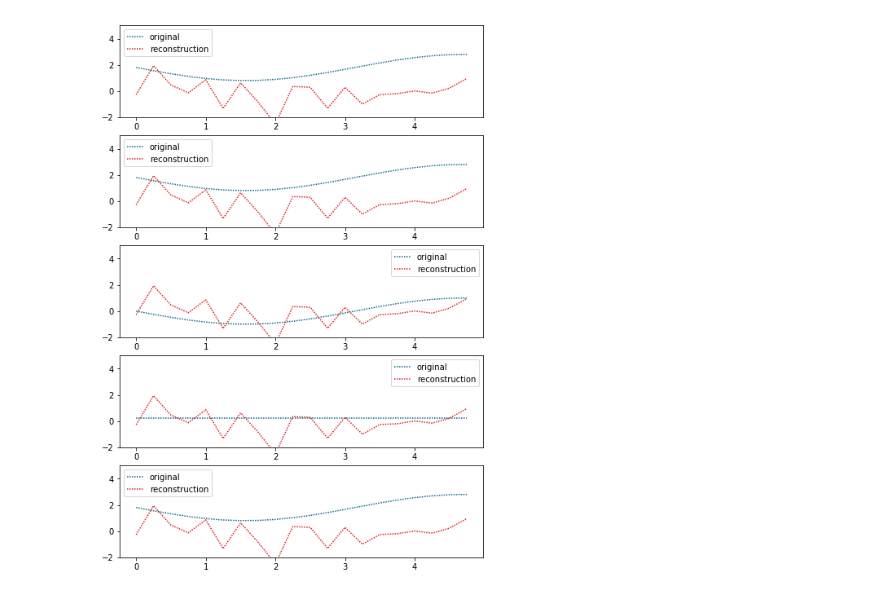
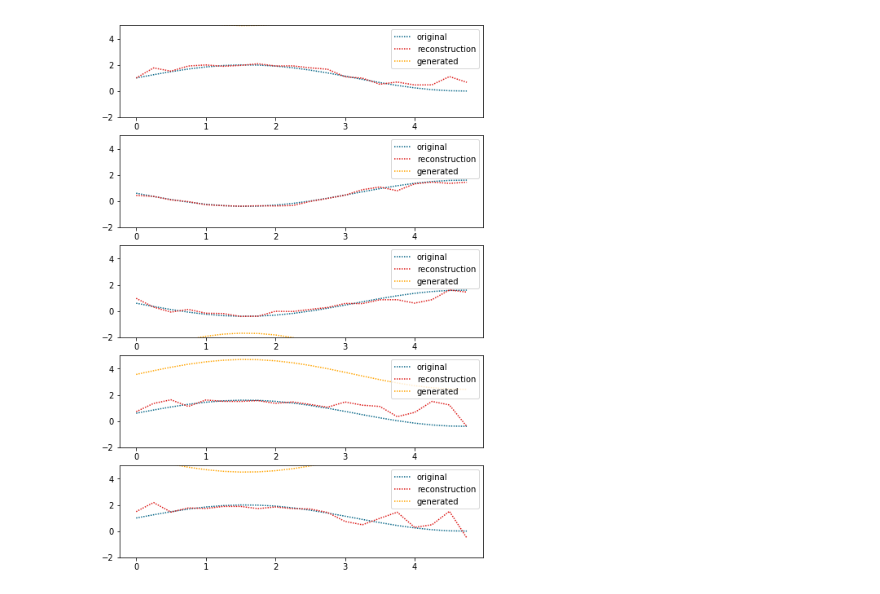
Before and after one commit to stefanwezel/SequentialVAE, a Jupyter notebook: example/disentangle_sequence.ipynb, the cells around one changed output. Cells and saved outputs as stored; diff of their text form; code cells hidden in the pictures.

```diff
--- a/example/disentangle_sequence.ipynb
+++ b/example/disentangle_sequence.ipynb
@@ -342,21 +324,21 @@ def train_single_epoch(model, optimizer, data):
 # %%
 # model = Baseline()
 # torch.set_grad_enabled(True)
-model = FHVAE()
-optimizer = torch.optim.Adam(model.parameters(), lr=1e-6) # 0.001
+# model = FHVAE()
+optimizer = torch.optim.Adam(model.parameters(), lr=1e-4) # 0.001
 # optimizer = torch.optim.SGD(model.parameters(), lr=1e-6, momentum=0.9)
 # plt.figure(figsize=(12,10))
 # train_single_epoch(model, optimizer, training_samples)
 
 
 losses = []
-num_epochs = 100
+num_epochs = 3000
 for epoch in range(num_epochs):
     loss = train_single_epoch(model, optimizer, training_samples)
     losses.append(loss)
-    if epoch%10==0:
+    if (epoch+1)%100==0:
         print('Epoch: {}, Loss: {:.2f}'.format(epoch, loss))
-torch.save(model.state_dict(), 'model_credit_score_1000.pth')
+# torch.save(model.state_dict(), 'model_credit_score_1000.pth')
 plt.plot(losses, color='purple')
 plt.show()
 # %% [output]
@@ -385,36 +374,31 @@ Epoch: 90, Loss: -3466.77
 # %%
 
 # torch.save(model.state_dict(), 'example_model.pth')
 
 
 fig, axes = plt.subplots(nrows=5,ncols=1,figsize=(8,12))
 
 
 for a in range(5):
     r_index = np.random.randint(0,4)
-    sequence_id = Variable(torch.LongTensor([r_index]))
+#     sequence_id = Variable(torch.LongTensor([r_index]))
+    sequence_id = torch.LongTensor([0])
     y = training_samples[r_index].numpy()[0][0]
-#     print(y.shape)
-#     y_reconstructed, _, _, _ = model(training_samples[a])
-#     p_x, p_z1, p_z2, mu2, x_reconstructed = model(y, sequence_id=sequence_id)
-
-#     y_reconstructed = model(training_samples[a])
-
-
+    p_x, p_z1, p_z2, mu2, x_reconstructed = model(training_samples[r_index], sequence_id=sequence_id)
+    z1 = model.reparameterize(p_z1[0],p_z1[1]).data[0,0,0]
+    z2 = model.reparameterize(p_z2[0],p_z2[1]).data[0,0,0]
+    generated_sequence = z1.numpy() * np.sin(xs) + z2.numpy()
 
     y_reconstructed = x_reconstructed.squeeze().detach().numpy()
-    # for comparison
-#     w1, w2 = np.random.normal(0, 1), np.random.normal(0, 1)
-
-
     axes[a].plot(xs, y,linestyle = (0, (1,1)), color = '#086788', label='original')
     axes[a].plot(xs, y_reconstructed,linestyle = (0, (1,1)), color = '#DD1C1A', label='reconstruction')
+    axes[a].plot(xs, generated_sequence,linestyle = (0, (1,1)), color = 'orange', label='generated')
 
 
     axes[a].set_ylim(-2,5)
     axes[a].legend()
 
 # plt.legend()
 plt.show()
 # %% [output]
-[figure, old version]
+[figure, new version]
```
Also changed, not shown: parts of 7 cells of this notebook.
